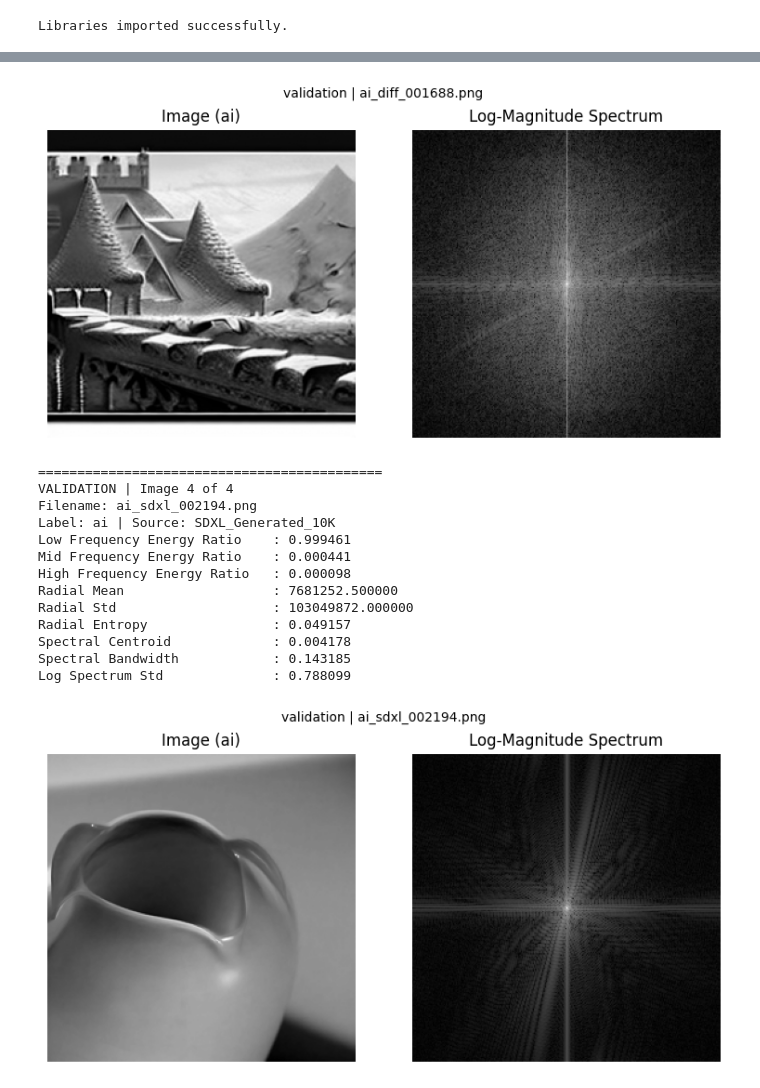
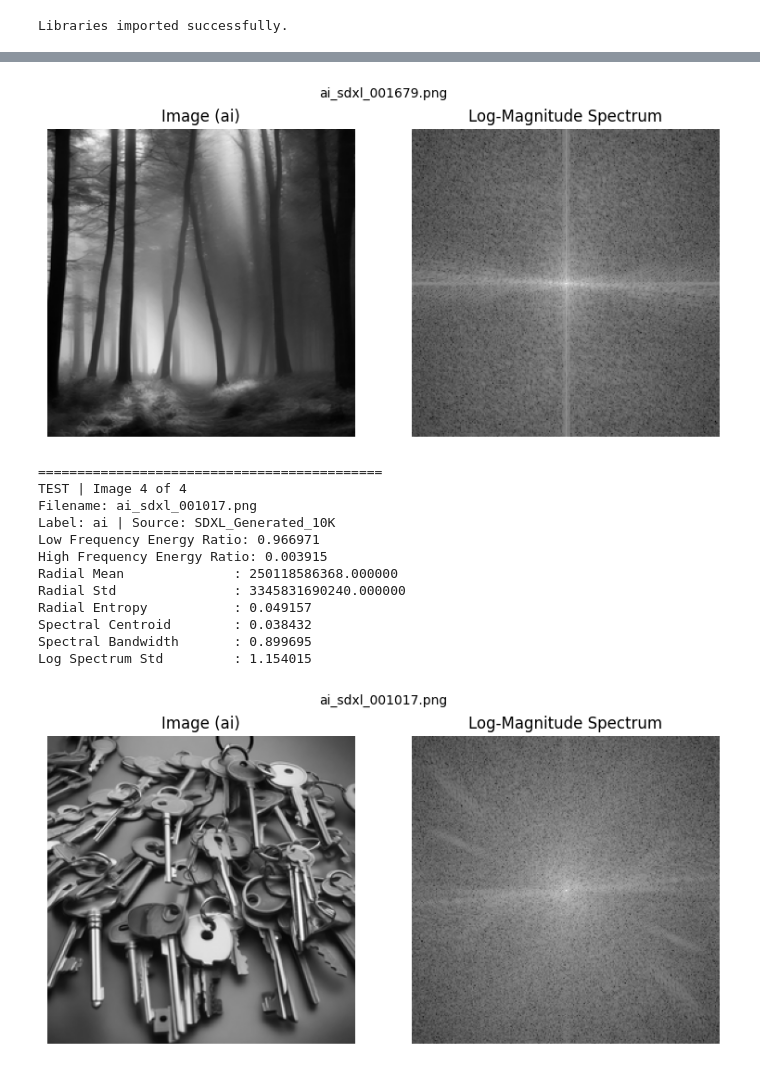
Before and after one commit to pgailinas/dip-ai-image-detection, a Jupyter notebook: notebooks/04C_Extract_Frequency_Features.ipynb, the cells around one changed output, grey strips where cells are left out. Saved outputs shown, nothing was run; the diff lists cells and outputs as text; code cells hidden in the pictures.

```diff
--- a/notebooks/04C_Extract_Frequency_Features.ipynb
+++ b/notebooks/04C_Extract_Frequency_Features.ipynb
@@ -525,7 +454,6 @@ def extract_frequency_features(img):
 
     features = {
         "Low Frequency Energy Ratio": low_ratio,
-        "Mid Frequency Energy Ratio": mid_ratio,
         "High Frequency Energy Ratio": high_ratio,
         "Radial Mean": r_mean,
         "Radial Std": r_std,
@@ -536,5 +464,3 @@ def extract_frequency_features(img):
     }
 
     return features, log_mag, power, radial_vals
-
-print("Frequency helper functions defined.")
@@ -616,10 +539,0 @@ plt.show()
-# %%
-# ============================================
-# Cell 9: Print Frequency Feature Values
-# ============================================
-
-print(f"Frequency Feature Values ({SPLIT_NAME})")
-print(f"Sample Image: {SAMPLE_FILENAME}\n")
-
-for k, v in features_freq.items():
-    print(f"{k:30s}: {v:.6f}")
@@ -639,37 +540,43 @@ Log Spectrum Std              : 0.838726
 # %%
 # ============================================
-# Cell 10: Compare Real vs AI Images
+# Cell 9: Compare Real vs AI Images
 # ============================================
 
-# Select 2 real and 2 AI images (safe sampling)
-df_real = df[df["class_label"] == "real"].sample(n=min(2, len(df[df["class_label"] == "real"])), random_state=42)
-df_ai   = df[df["class_label"] == "ai"].sample(n=min(2, len(df[df["class_label"] == "ai"])), random_state=42)
+df_real = df_meta[df_meta["class_label"] == "rl"].sample(
+    n=min(2, len(df_meta[df_meta["class_label"] == "rl"])),
+    random_state=42
+)
+
+df_ai = df_meta[df_meta["class_label"] == "ai"].sample(
+    n=min(2, len(df_meta[df_meta["class_label"] == "ai"])),
+    random_state=42
+)
 
 sample_df = pd.concat([df_real, df_ai], axis=0).reset_index(drop=True)
 
-print(f"Selected images from {SPLIT_NAME} split:")
+print(f"Selected images from {SUBSET_NAME} subset:")
 print(sample_df[["filename", "class_label", "source_dataset"]].to_string(index=False))
 print("\nClass counts:")
 print(sample_df["class_label"].value_counts().to_string())
-print("\nTotal selected:", len(sample_df))
+print(f"\nTotal selected: {len(sample_df)}")
 
 for i, row in sample_df.iterrows():
     fname = row["filename"]
     label = row["class_label"]
     source = row["source_dataset"]
 
-    image_path = os.path.join(IMG_DIR, fname)
+    image_path = get_image_path(row)
 
-    img_sample = load_preprocessed_image(image_path)
+    img_sample = np.array(Image.open(image_path))
     features_sample, log_mag_s, power_s, radial_vals_s = extract_frequency_features(img_sample)
 
     print("\n============================================")
-    print(f"{SPLIT_NAME.upper()} | Image {i+1} of {len(sample_df)}")
+    print(f"{SUBSET_NAME.upper()} | Image {i+1} of {len(sample_df)}")
     print(f"Filename: {fname}")
     print(f"Label: {label} | Source: {source}")
 
     for k, v in features_sample.items():
-        print(f"{k:30s}: {v:.6f}")
+        print(f"{k:25s}: {v:.6f}")
 
     plt.figure(figsize=(8, 4))
 
@@ -683,7 +590,7 @@ for i, row in sample_df.iterrows():
     plt.title("Log-Magnitude Spectrum")
     plt.axis("off")
 
-    plt.suptitle(f"{SPLIT_NAME} | {fname}", fontsize=10)
+    plt.suptitle(fname, fontsize=10)
     plt.tight_layout()
     plt.show()
 # %% [output]
@@ -735,17 +640,16 @@ Log Spectrum Std              : 1.157250
-[figure, old version]
+[figure, new version]
 ============================================
-VALIDATION | Image 4 of 4
-Filename: ai_sdxl_002194.png
+TEST | Image 4 of 4
+Filename: ai_sdxl_001017.png
 Label: ai | Source: SDXL_Generated_10K
-Low Frequency Energy Ratio    : 0.999461
-Mid Frequency Energy Ratio    : 0.000441
-High Frequency Energy Ratio   : 0.000098
-Radial Mean                   : 7681252.500000
-Radial Std                    : 103049872.000000
-Radial Entropy                : 0.049157
-Spectral Centroid             : 0.004178
-Spectral Bandwidth            : 0.143185
-Log Spectrum Std              : 0.788099
+Low Frequency Energy Ratio: 0.966971
+High Frequency Energy Ratio: 0.003915
+Radial Mean              : 250118586368.000000
+Radial Std               : 3345831690240.000000
+Radial Entropy           : 0.049157
+Spectral Centroid        : 0.038432
+Spectral Bandwidth       : 0.899695
+Log Spectrum Std         : 1.154015
-[figure, old version]
+[figure, new version]
 # %%
 # ============================================
```
Also changed, not shown: parts of 18 cells of this notebook.
